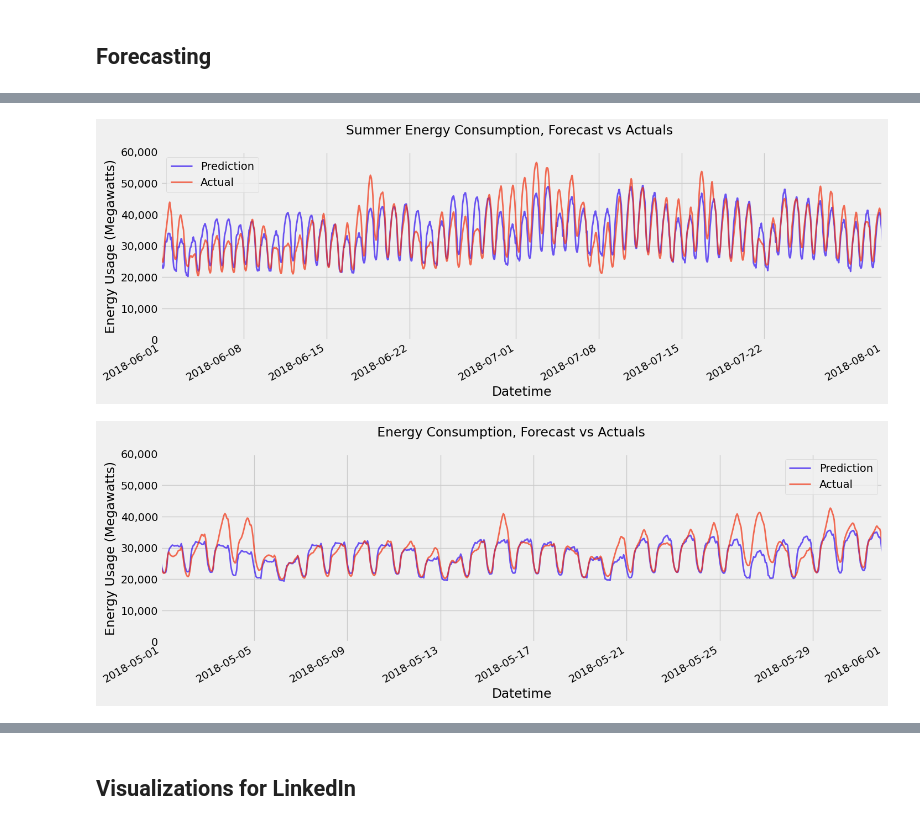
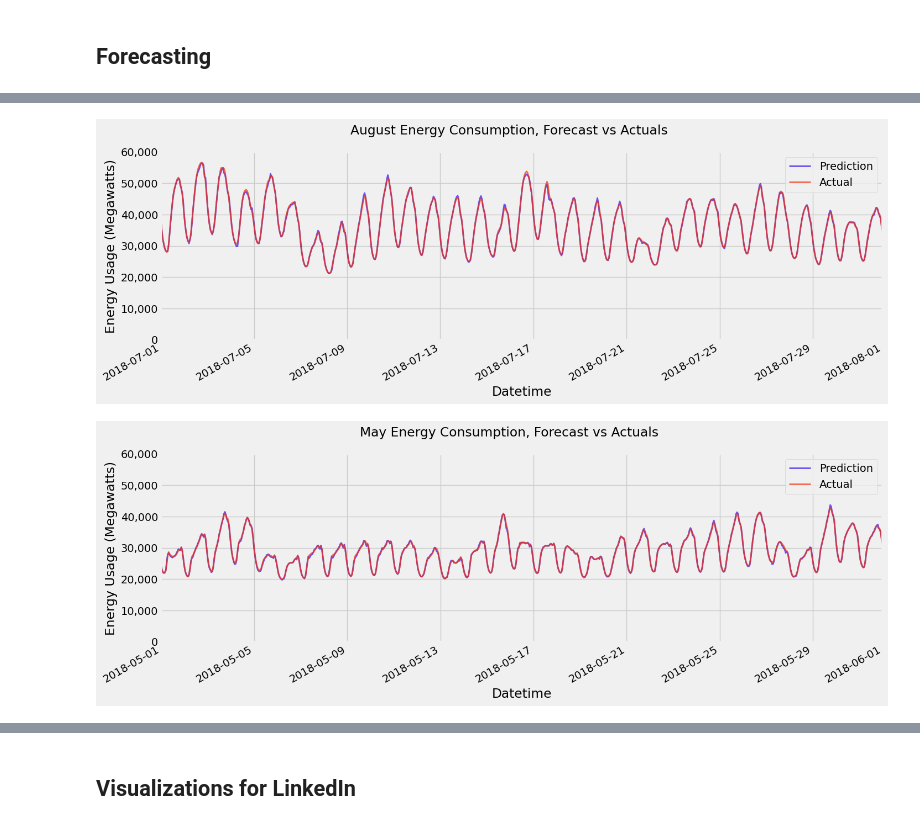
Before and after one commit to TrevorKap/ProjectRecreation, a Jupyter notebook: Energy_Consumption_Model/EnergyConsumption.ipynb, the cells around one changed output, grey strips where cells are left out. Saved outputs shown, nothing was run; the diff lists cells and outputs as text; code cells hidden in the pictures.

```diff
--- a/Energy_Consumption_Model/EnergyConsumption.ipynb
+++ b/Energy_Consumption_Model/EnergyConsumption.ipynb
@@ -13,7 +13,7 @@ plt.style.use('fivethirtyeight')
 We start with simply loading in the data, for this case I used an excel sheet. You can also download this data from Kaggle. We then visualize the data to get a general understanding of what we are looking at.
 https://www.kaggle.com/datasets/robikscube/hourly-energy-consumption
 # %%
-pjme = pd.read_excel(r"C:\Users\Owner\Documents\Python\Data\HourlyEnergy\PJME2_hourly.xlsx", index_col=[0], parse_dates=[0])
+pjme = pd.read_excel(r"C:\Users\Owner\Documents\RStudio\PythonData\Data\HourlyEnergy\PJME2_hourly.xlsx", index_col=[0], parse_dates=[0])
 # %% [markdown]
 #### Visualizing the data
 
@@ -81,11 +81,11 @@ Time series data often contains hidden temporal patterns, such as daily, weekly,
 
 This feature engineering approach ensures the dataset is enriched with temporal insights, paving the way for more robust and interpretable predictions.
 # %%
-def create_features(df, label=None):
-    """
-    Creates time series features from datetime index
-    """
+def create_features(df, label=None, lags=[1, 2, 3]):
+
     df['date'] = df.index
+
+    # Time-based features
     df['hour'] = df['date'].dt.hour
     df['dayofweek'] = df['date'].dt.dayofweek
     df['quarter'] = df['date'].dt.quarter
@@ -95,15 +95,31 @@ def create_features(df, label=None):
     df['dayofmonth'] = df['date'].dt.day
     df['weekofyear'] = df['date'].dt.isocalendar().week
 
-    X = df[['hour', 'dayofweek', 'quarter', 'month', 'year',
-            'dayofyear', 'dayofmonth', 'weekofyear']]
+    # Lagged features
+    if label:
+        for lag in lags:
+            df[f'{label}_lag{lag}'] = df[label].shift(lag)
+
+    # Drop rows with NaN values due to lagging
+    df.dropna(inplace=True)
+
+    # Selecting feature columns
+    feature_cols = ['hour', 'dayofweek', 'quarter', 'month', 'year',
+                    'dayofyear', 'dayofmonth', 'weekofyear']
+
+    if label:
+        feature_cols += [f'{label}_lag{lag}' for lag in lags]
+
+    X = df[feature_cols]
+
     if label:
         y = df[label]
         return X, y
+
     return X
+
+X_train, y_train = create_features(pjme_train, label='PJME_MW', lags=[1, 2, 3])
+X_test, y_test = create_features(pjme_test, label='PJME_MW', lags=[1, 2, 3])
-# %%
-X_train, y_train = create_features(pjme_train, label='PJME_MW')
-X_test, y_test = create_features(pjme_test, label='PJME_MW')
 # %% [markdown]
 # XGBoost Model
 # %% [markdown]
@@ -194,36 +221,36 @@ def comma_format(x, pos):
 pjme_all = pjme_all.rename(columns={
     'MW_Prediction': 'Prediction',
     'PJME_MW': 'Actual'
 })
 
 # Plot the forecast with the actuals
 f, ax = plt.subplots(1)
 f.set_figheight(5)
 f.set_figwidth(15)
 
 pjme_all[['Prediction', 'Actual']].plot(
     ax=ax,
     style=['-', '-'],
     alpha=0.7,  # Set transparency
     linewidth=2,  # Set thinner line width
     color=['#300FF0', '#F0300F']  # Set custom colors for Prediction and Actual
 )
 
-ax.set_xbound(lower='06-01-2018', upper='08-01-2018')
+ax.set_xbound(lower='07-01-2018', upper='08-01-2018')
 ax.set_ylim(0, 60000)
 
 # Add comma delineation to y-axis
 ax.yaxis.set_major_formatter(FuncFormatter(comma_format))
 
 # Add y-axis label
 ax.set_ylabel('Energy Usage (Megawatts)')
 
 # Add plot title
-plot = plt.suptitle('Summer Energy Consumption, Forecast vs Actuals')
+plot = plt.suptitle('August Energy Consumption, Forecast vs Actuals')
 
 plt.show()
 # %% [output]
-[figure, old version]
+[figure, new version]
 # %%
 def comma_format(x, pos):
     return f'{x:,.0f}'
@@ -257,8 +284,8 @@ ax.yaxis.set_major_formatter(FuncFormatter(comma_format))
 ax.set_ylabel('Energy Usage (Megawatts)')
 
 # Add plot title
-plot = plt.suptitle(' Energy Consumption, Forecast vs Actuals')
+plot = plt.suptitle('May Energy Consumption, Forecast vs Actuals')
 
 plt.show()
 # %% [output]
-[figure, old version]
+[figure, new version]
```
Also changed, not shown: parts of 26 cells of this notebook.
